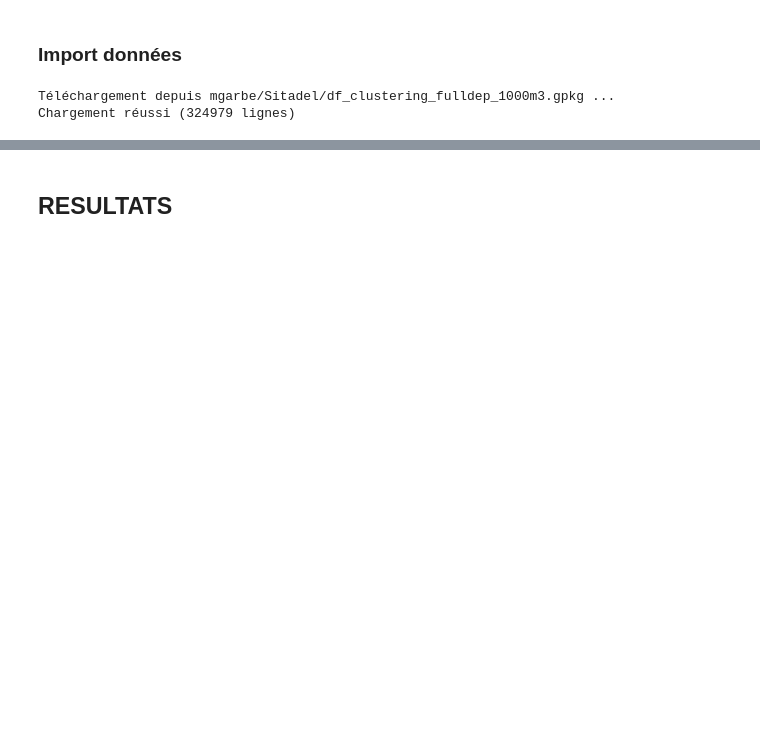
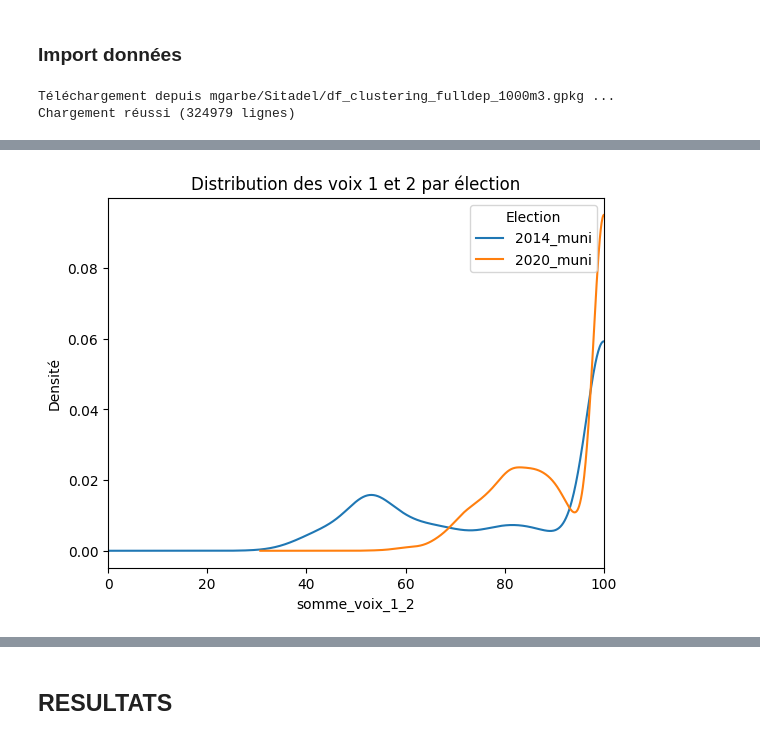
Before and after one commit to xdalp/projet3A, a Jupyter notebook: RDD.ipynb, the cells around one changed output, grey strips where cells are left out. Drawn from its saved outputs; the diff is of its cells as text; code cells hidden in the pictures; blank space fills up the shorter version.

```diff
--- a/RDD.ipynb
+++ b/RDD.ipynb
@@ -31,11 +31,12 @@ import pandas as pd
 from BDTopo_fonctions import load_gpkg
 
 #vote
-remote_path="Elections/fichier_vote_avec_code_postal_clean.csv"
+remote_path="Elections/donnees_duel_maires_wide.csv"
 local_path = f"/tmp/{os.path.basename(remote_path)}"
 credentials.s3.download_file("mgarbe", remote_path, local_path)
 df_vote=pd.read_csv(local_path, sep=",")
-
+df_vote=df_vote[['id_election','rang1_Nuance','rang2_Nuance','rang1_voix_pct','rang2_voix_pct','election',
+'tour','annee','dep_x','Nuance_interco','Code INSEE','Code Postal']].copy()
 #code nuances politiques
 remote_path="Elections/nuances.csv"
 local_path = f"/tmp/{os.path.basename(remote_path)}"
@@ -51,5 +68,20 @@ Chargement réussi (324979 lignes)
 # %%
 nuance_dict = pd.Series(nuances['Code'].values, index=nuances['Nuance']).to_dict()
-df_vote['Nuance_muni'] = df_vote['Nuance_muni'].map(nuance_dict)
+df_vote['rang1_Nuance'] = df_vote['rang1_Nuance'].map(nuance_dict)
+df_vote['rang2_Nuance'] = df_vote['rang2_Nuance'].map(nuance_dict)
 df_vote['Nuance_interco'] = df_vote['Nuance_interco'].map(nuance_dict)
-df_vote=df_vote[df_vote["Nuance_muni"]!=0].copy()
+# %%
+import matplotlib.pyplot as plt
+for c, g in df_vote.groupby("election"):
+    (g["rang1_voix_pct"] + g["rang2_voix_pct"]).dropna().plot(
+        kind="kde",
+        label=str(c)
+    )
+plt.xlabel("somme_voix_1_2")
+plt.ylabel("Densité")
+plt.xlim(0, 100)
+plt.title("Distribution des voix 1 et 2 par élection")
+plt.legend(title="Election")
+plt.show()
+# %% [output]
+[figure, added]
```
Also changed, not shown: parts of 27 cells of this notebook, 1 other file.
